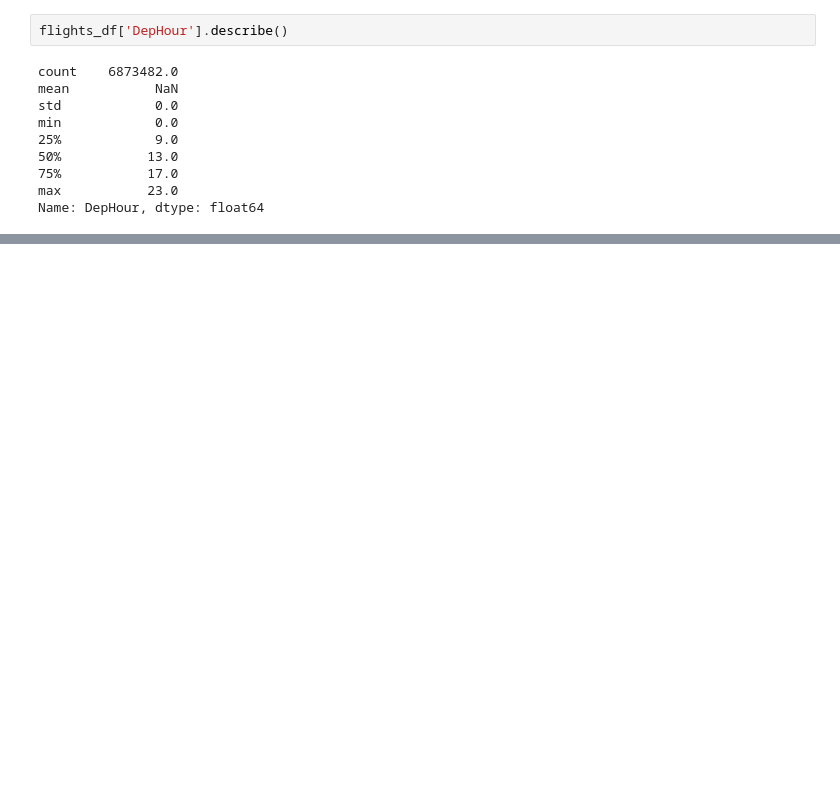
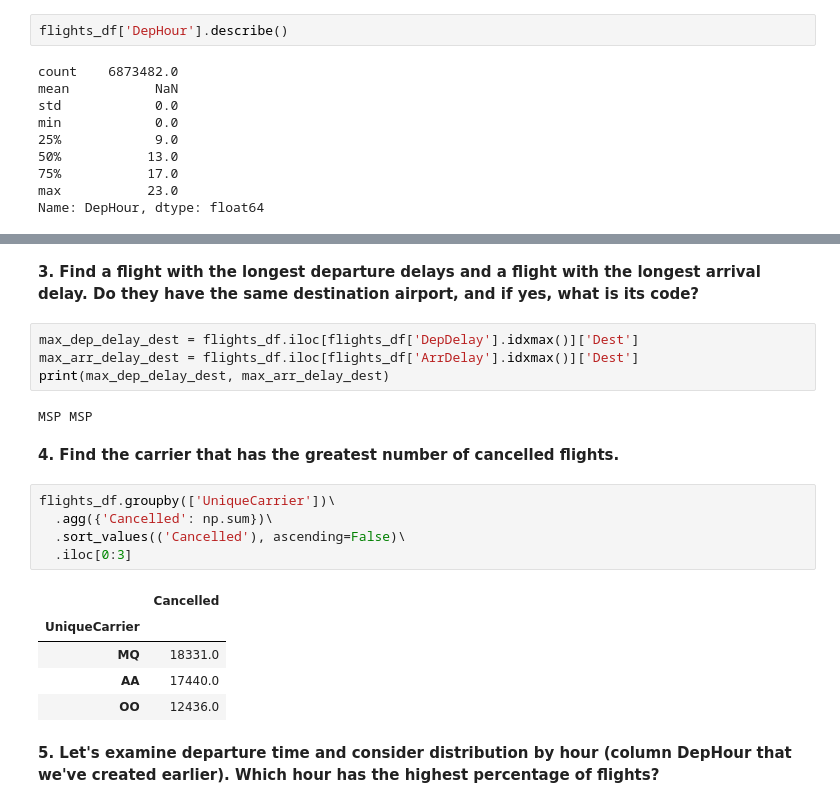
Before and after one commit to meswaramoorthy/mlcourse_ods, a Jupyter notebook: mlcourse_ods/Assignment/Assignment01/Notebook/ODS_Assignment1_EDA.ipynb, the cells around one changed output, grey strips where cells are left out. Saved outputs shown, nothing was run; the diff lists cells and outputs as text; blank space fills up the shorter version.

```diff
--- a/mlcourse_ods/Assignment/Assignment01/Notebook/ODS_Assignment1_EDA.ipynb
+++ b/mlcourse_ods/Assignment/Assignment01/Notebook/ODS_Assignment1_EDA.ipynb
@@ -330,0 +361,23 @@ Name: DepHour, dtype: float64
+# %% [markdown]
+**3. Find a flight with the longest departure delays and a flight with the longest arrival delay. Do they have the same destination airport, and if yes, what is its code?**
+# %%
+max_dep_delay_dest = flights_df.iloc[flights_df['DepDelay'].idxmax()]['Dest']
+max_arr_delay_dest = flights_df.iloc[flights_df['ArrDelay'].idxmax()]['Dest']
+print(max_dep_delay_dest, max_arr_delay_dest)
+# %% [output]
+MSP MSP
+# %% [markdown]
+**4. Find the carrier that has the greatest number of cancelled flights.**
+# %%
+flights_df.groupby(['UniqueCarrier'])\
+  .agg({'Cancelled': np.sum})\
+  .sort_values(('Cancelled'), ascending=False)\
+  .iloc[0:3]
+# %% [output]
+|  | Cancelled |
+| UniqueCarrier |  |
+| MQ | 18331.0 |
+| AA | 17440.0 |
+| OO | 12436.0 |
+# %% [markdown]
+**5. Let's examine departure time and consider distribution by hour (column DepHour that we've created earlier). Which hour has the highest percentage of flights?**
```
Also changed, not shown: parts of 15 cells of this notebook.
